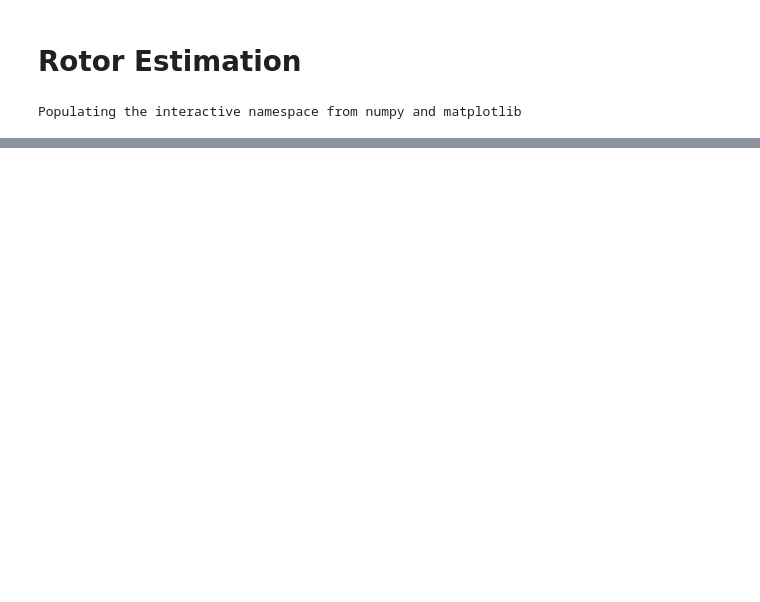
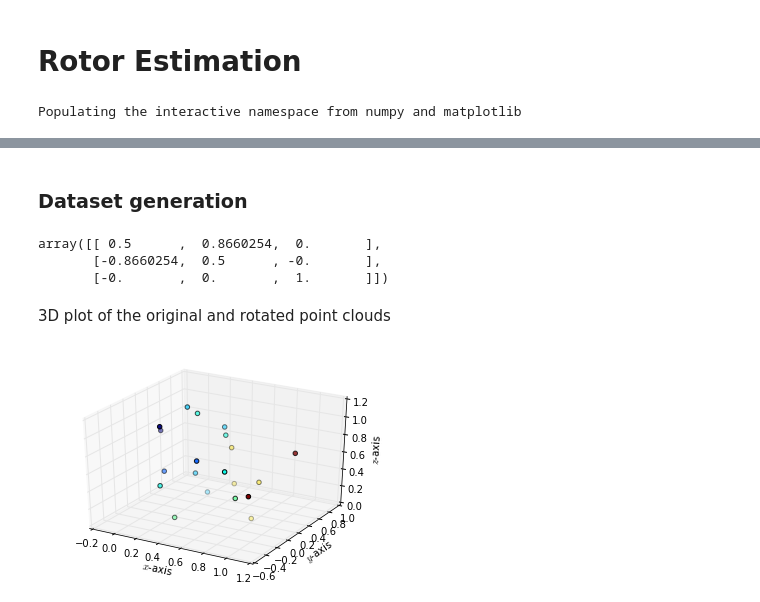
Before and after one commit to tingelst/game, a Jupyter notebook: python/rotor_estimation.ipynb, the cells around one changed output, grey strips where cells are left out. Saved outputs shown, nothing was run; the diff lists cells and outputs as text; code cells hidden in the pictures; blank space fills up the shorter version.

```diff
--- a/python/rotor_estimation.ipynb
+++ b/python/rotor_estimation.ipynb
@@ -36,0 +17,13 @@ points_b = np.array([-0.7991, -0.3433, 0.0,
+# %% [markdown]
+### Dataset generation
+# %%
+r = euler_to_matrix(0.0,0.0,-np.pi/3.0)[:3,:3]
+r
+# %% [output]
+array([[ 0.5      ,  0.8660254,  0.       ],
+       [-0.8660254,  0.5      , -0.       ],
+       [-0.       ,  0.       ,  1.       ]])
+# %%
+n_points = 10
+points_a = np.random.rand(n_points,3)
+points_b = np.array([np.dot(r,point.reshape(3,1)).reshape(3) for point in points_a])
@@ -36,0 +36,24 @@ points_b = np.array([-0.7991, -0.3433, 0.0,
+# %% [markdown]
+3D plot of the original and rotated point clouds
+# %%
+from mpl_toolkits.mplot3d import Axes3D
+def plot_point_clouds(points_a, points_b):
+    fig = plt.figure()
+    ax = plt.axes(projection='3d')
+    n = points_a.shape[0]
+    x = points_a[:,0]
+    y = points_a[:,1]
+    z = points_a[:,2]
+    c = x + y
+    ax.scatter(x, y, z, c = c )
+    x = points_b[:,0]
+    y = points_b[:,1]
+    z = points_b[:,2]
+    ax.scatter(x, y, z, c = c)
+    ax.set_xlabel('$x$-axis')
+    ax.set_ylabel('$y$-axis')
+    ax.set_zlabel('$z$-axis')
+
+plot_point_clouds(points_a, points_b)
+# %% [output]
+[figure, added]
```
Also changed, not shown: parts of 28 cells of this notebook, 4 other files.
